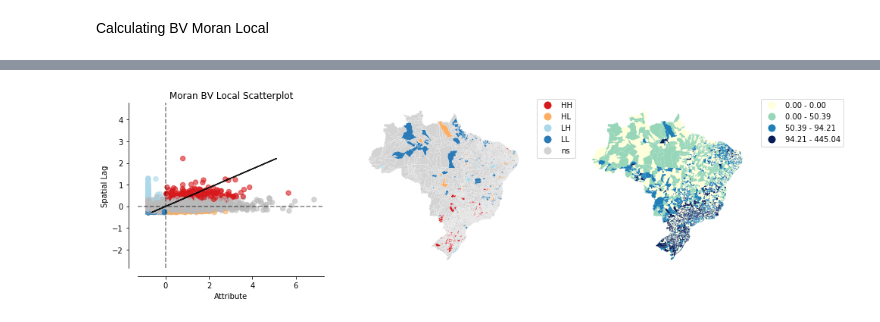
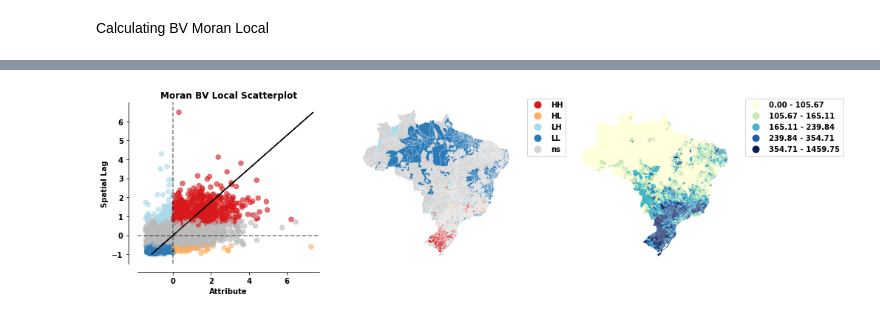
Before and after one commit to pypas/suicities-datasus, a Jupyter notebook: PySal/ESDA.ipynb, the cells around one changed output, grey strips where cells are left out. Drawn from its saved outputs; the diff is of its cells as text; code cells hidden in the pictures.

```diff
--- a/PySal/ESDA.ipynb
+++ b/PySal/ESDA.ipynb
@@ -104,8 +110,8 @@ Merging with suicide CSV to get SUICIDE_RATE for each city
 # %%
-suicide = pd.read_csv('../Suicide/CSV/suicide_rate_codmunres.csv', sep=',')
-result = pd.merge(gdf_city, suicide, left_on="MUNCOD", right_on="CODMUNRES", how="left")
-result = result[["NM_MUNICIP", "CD_GEOCMU", "geometry", "SUICIDE_RATE"]]
-result['SUICIDE_RATE'] = result['SUICIDE_RATE'].fillna(0) #filling null values with 0
+suicide = suicide[['MUNCOD', 'AVG_SUICIDE_RATE']]
+result = pd.merge(gdf_city, suicide, left_on="MUNCOD", right_on="MUNCOD", how="left")
+result = result[["NM_MUNICIP", "CD_GEOCMU", "geometry", "AVG_SUICIDE_RATE"]]
+result['AVG_SUICIDE_RATE'] = result['AVG_SUICIDE_RATE'].fillna(0) #filling null values with 0
 # %% [markdown]
 Defining the y dimension
 # %%
@@ -189,9 +195,13 @@ gplt.choropleth(result, hue='SUICIDE_RATE', cmap='OrRd',linewidth=0.2, scheme='q
 Inspecting the relationship of two variables and their position in space
 # %% [markdown]
 Loading disease data and merging with gdf
+# %%
+cancer = pd.read_csv('../CSV/TabNet/Rates/CANCER_RATE_08_18.csv', sep=',', index_col=0)
+cancer['AVG_CANCER_RATE'] = np.mean(cancer.filter(regex=("RATE_*")), axis=1)
 # %%
-cancer = pd.read_csv('CANCERBR2017_RATE.csv', sep=',')
+cancer = cancer[['MUNCOD', 'AVG_CANCER_RATE']]
 result = pd.merge(gdf_city, cancer, left_on="MUNCOD", right_on="MUNCOD", how="left")
-result = result[["NM_MUNICIP", "CD_GEOCMU", "geometry", "SUICIDE_RATE", "QUANTIDADE_RATE"]]
-result['SUICIDE_RATE'] = result['SUICIDE_RATE'].fillna(0)
-result['QUANTIDADE_RATE'] = result['QUANTIDADE_RATE'].fillna(0)
+result = pd.merge(result, suicide, left_on="MUNCOD", right_on="MUNCOD", how="left")
+result = result[["NM_MUNICIP", "CD_GEOCMU", "geometry", "AVG_SUICIDE_RATE", 'AVG_CANCER_RATE']]
+result['AVG_SUICIDE_RATE'] = result['AVG_SUICIDE_RATE'].fillna(0)
+result['AVG_CANCER_RATE'] = result['AVG_CANCER_RATE'].fillna(0)
@@ -200,8 +219,8 @@ Bivariate Moran Statistics describe the correlation between one variable and the
 
 IMPORTANT: Bivariate Moran Statistics do not take the inherent correlation between the two variables at the same location into account.
 # %%
-x = result['SUICIDE_RATE'].values
-y = result['QUANTIDADE_RATE'].values
+x = result['AVG_SUICIDE_RATE'].values
+y = result['AVG_CANCER_RATE'].values
 # %% [markdown]
 Calculating Moran's BV I
 
@@ -229,5 +250,5 @@ plt.show()
 # %%
-plot_local_autocorrelation(moran_loc_bv, result, 'QUANTIDADE_RATE')
+plot_local_autocorrelation(moran_loc_bv, result, 'AVG_CANCER_RATE')
 plt.show()
 # %% [output]
-[figure, old version]
+[figure, new version]
```
Also changed, not shown: parts of 19 cells of this notebook.
